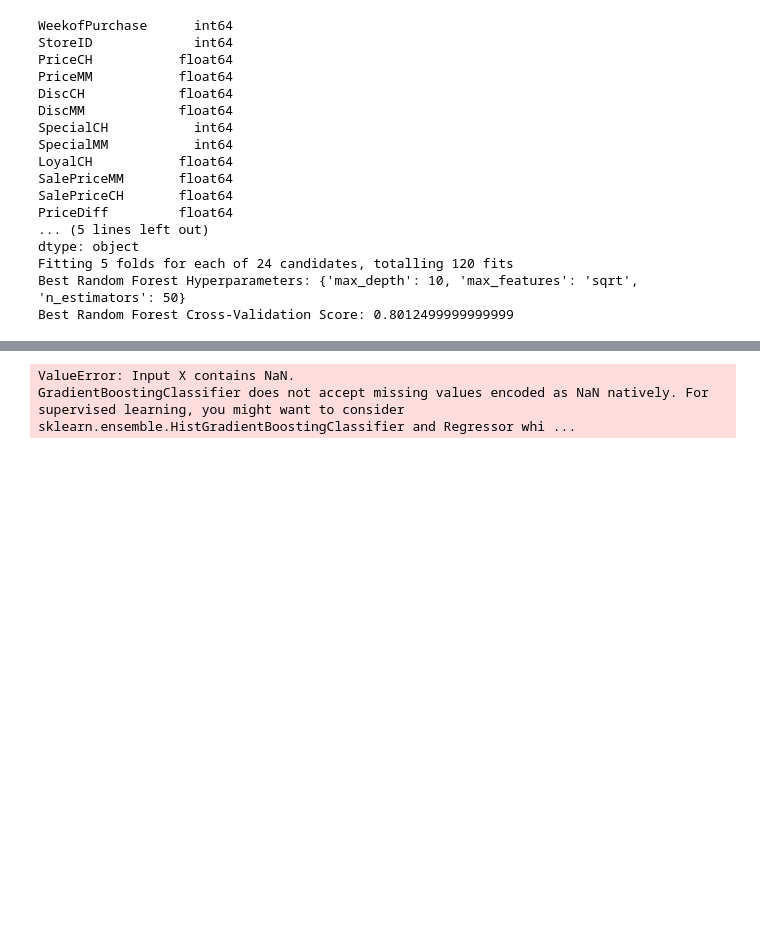
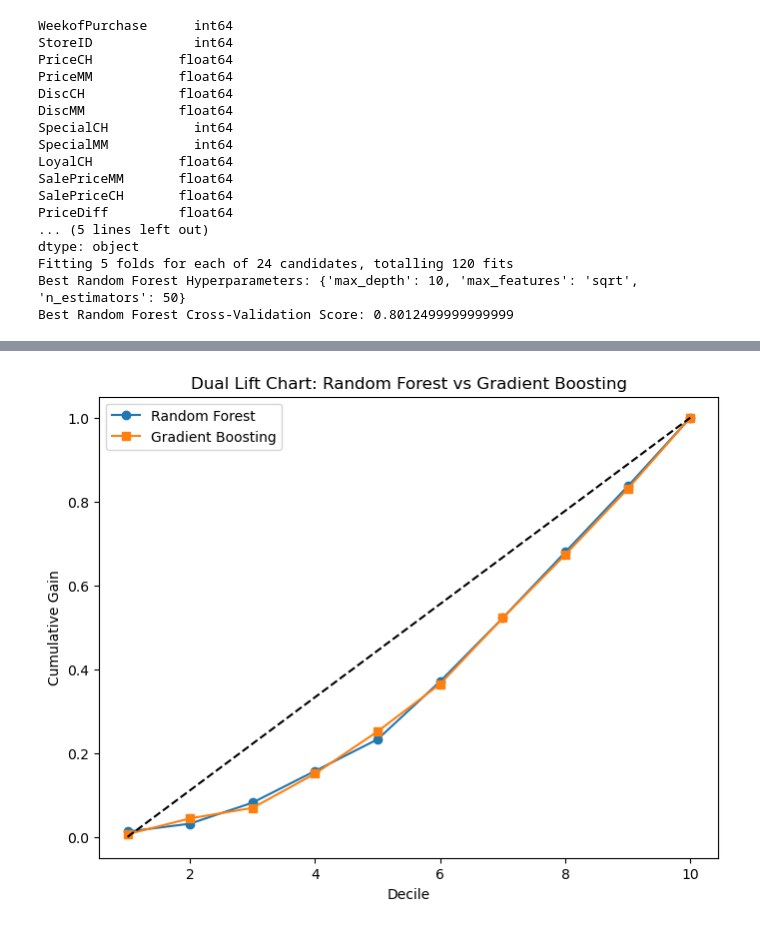
Before and after one commit to jgb23002/code_2600, a Jupyter notebook: Homework4.ipynb, the cells around one changed output, grey strips where cells are left out. Cells and saved outputs as stored; diff of their text form; code cells hidden in the pictures; blank space fills up the shorter version.

```diff
--- a/Homework4.ipynb
+++ b/Homework4.ipynb
@@ -341,28 +299,40 @@ You can try to debug the error by setting error_score='raise'.
 # %%
 #Q3-M
-# Get the probability of positive class for both models
+import pandas as pd
+import matplotlib.pyplot as plt
+from sklearn.ensemble import RandomForestClassifier, GradientBoostingClassifier
+from sklearn.metrics import confusion_matrix
+
+rf_model = RandomForestClassifier(n_estimators=100, max_depth=10, random_state=42)
+rf_model.fit(X_train, y_train)
+
+gb_model = GradientBoostingClassifier(n_estimators=100, max_depth=10, random_state=42)
+gb_model.fit(X_train, y_train)
+
 y_probs_rf = rf_model.predict_proba(X_test)[:, 1]
 y_probs_gb = gb_model.predict_proba(X_test)[:, 1]
 
-# Compute ROC curve for both models
-fpr_rf, tpr_rf, _ = roc_curve(y_test, y_probs_rf)
-fpr_gb, tpr_gb, _ = roc_curve(y_test, y_probs_gb)
+lift_rf = pd.DataFrame({'actual': y_test, 'prob': y_probs_rf})
+lift_rf['actual'] = (lift_rf['actual'] == 'CH').astype(int)
+lift_rf = lift_rf.sort_values(by='prob', ascending=False).reset_index(drop=True)
+lift_rf['decile'] = pd.qcut(lift_rf.index, 10, labels=False)
 
-# Plot ROC curves for both models
-plt.figure()
-plt.plot(fpr_rf, tpr_rf, color='darkorange', lw=2, label='Random Forest')
-plt.plot(fpr_gb, tpr_gb, color='green', lw=2, label='Gradient Boosting')
+lift_gb = pd.DataFrame({'actual': y_test, 'prob': y_probs_gb})
+lift_gb['actual'] = (lift_gb['actual'] == 'CH').astype(int)
+lift_gb = lift_gb.sort_values(by='prob', ascending=False).reset_index(drop=True)
+lift_gb['decile'] = pd.qcut(lift_gb.index, 10, labels=False)
 
-# Plot random classifier line
-plt.plot([0, 1], [0, 1], color='navy', lw=2, linestyle='--')
+gain_rf = lift_rf.groupby('decile')['actual'].sum().cumsum() / lift_rf['actual'].sum()
+gain_gb = lift_gb.groupby('decile')['actual'].sum().cumsum() / lift_gb['actual'].sum()
 
-plt.xlim([0.0, 1.0])
-plt.ylim([0.0, 1.05])
-plt.xlabel('False Positive Rate')
-plt.ylabel('True Positive Rate')
-plt.title('ROC Curve Comparison: Random Forest vs Gradient Boosting')
-plt.legend(loc="lower right")
+plt.figure(figsize=(8, 6))
+plt.plot(range(1, 11), gain_rf, marker='o', label='Random Forest')
+plt.plot(range(1, 11), gain_gb, marker='s', label='Gradient Boosting')
+plt.plot([1, 10], [0, 1], '--', color='black')
+plt.title("Dual Lift Chart: Random Forest vs Gradient Boosting")
+plt.xlabel('Decile')
+plt.ylabel('Cumulative Gain')
+plt.legend()
 plt.show()
 # %% [output]
-ValueError: Input X contains NaN.
-GradientBoostingClassifier does not accept missing values encoded as NaN natively. For supervised learning, you might want to consider sklearn.ensemble.HistGradientBoostingClassifier and Regressor whi ...
+[figure, added]
```
Also changed, not shown: parts of 13 cells of this notebook.
